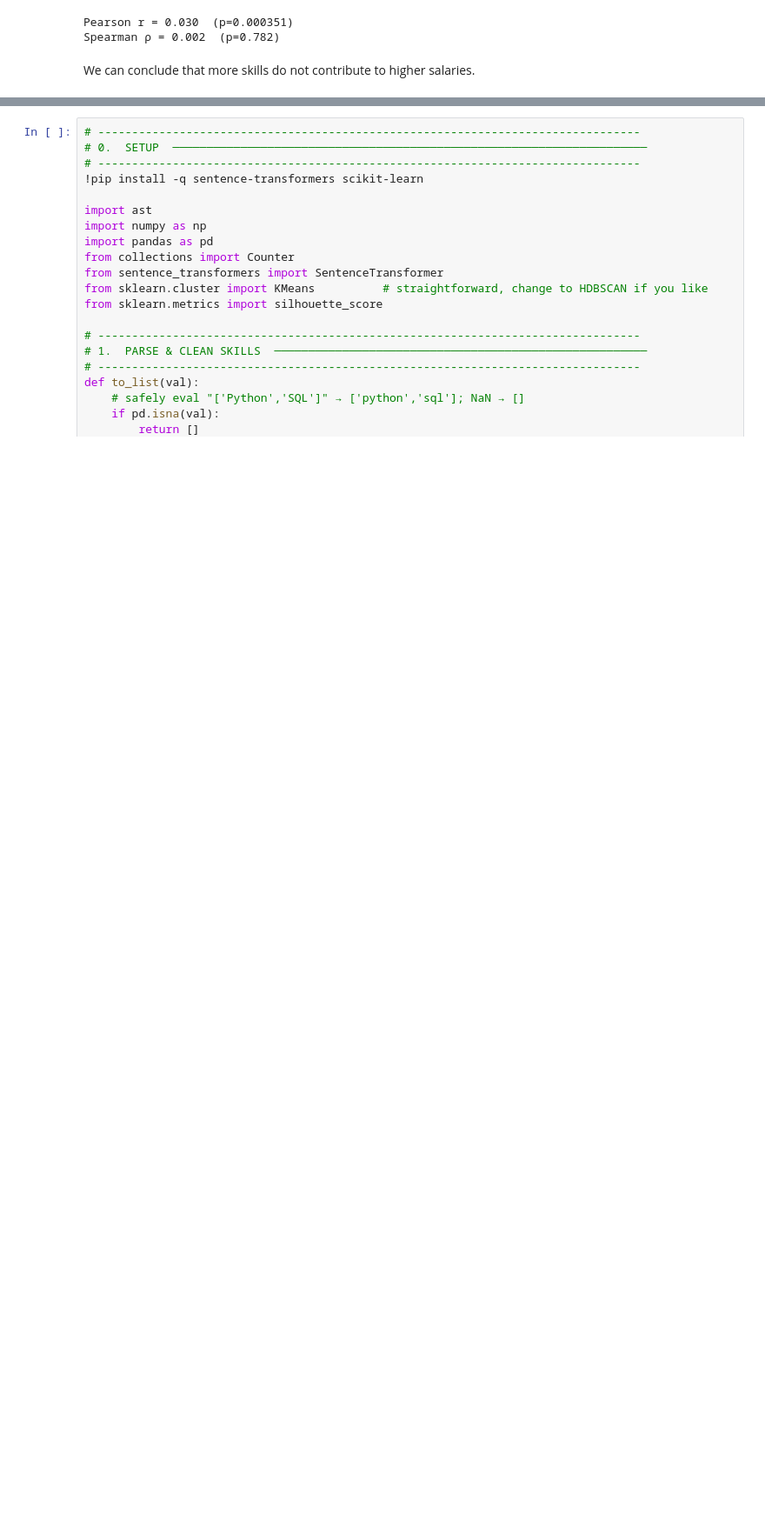
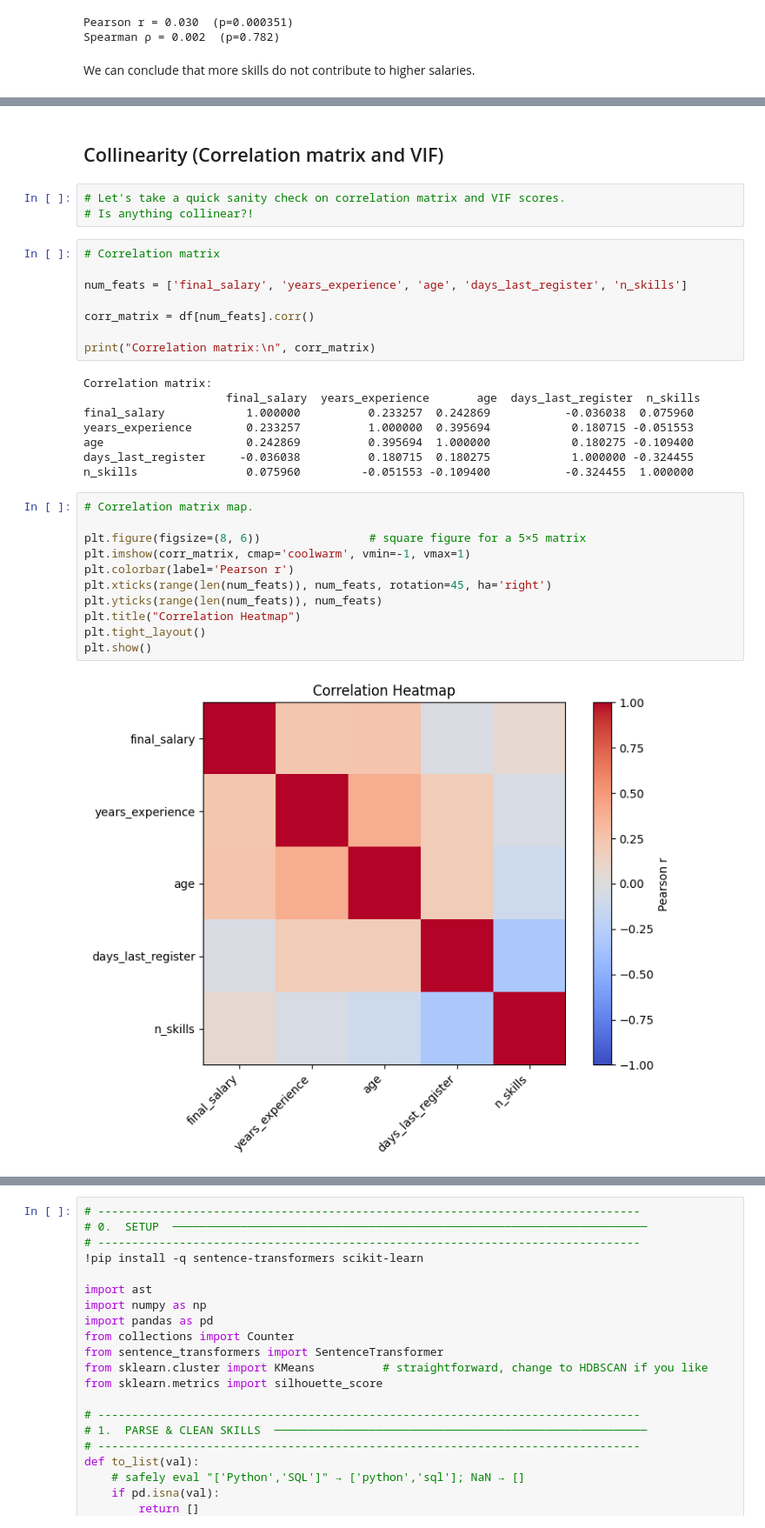
Before and after one commit to adrianmarino19/datafest2025, a Jupyter notebook: main.ipynb, the cells around one changed output, grey strips where cells are left out. Shown at 87% size. Drawn from its saved outputs; the diff is of its cells as text; blank space fills up the shorter version.

```diff
--- a/main.ipynb
+++ b/main.ipynb
@@ -925,0 +861,34 @@ We can conclude that more skills do not contribute to higher salaries.
+# %% [markdown]
+## Collinearity (Correlation matrix and VIF)
+# %%
+# Let's take a quick sanity check on correlation matrix and VIF scores.
+# Is anything collinear?!
+# %%
+# Correlation matrix
+
+num_feats = ['final_salary', 'years_experience', 'age', 'days_last_register', 'n_skills']
+
+corr_matrix = df[num_feats].corr()
+
+print("Correlation matrix:\n", corr_matrix)
+# %% [output]
+Correlation matrix:
+                     final_salary  years_experience       age  days_last_register  n_skills
+final_salary            1.000000          0.233257  0.242869           -0.036038  0.075960
+years_experience        0.233257          1.000000  0.395694            0.180715 -0.051553
+age                     0.242869          0.395694  1.000000            0.180275 -0.109400
+days_last_register     -0.036038          0.180715  0.180275            1.000000 -0.324455
+n_skills                0.075960         -0.051553 -0.109400           -0.324455  1.000000
+# %%
+# Correlation matrix map.
+
+plt.figure(figsize=(8, 6))                # square figure for a 5×5 matrix
+plt.imshow(corr_matrix, cmap='coolwarm', vmin=-1, vmax=1)
+plt.colorbar(label='Pearson r')
+plt.xticks(range(len(num_feats)), num_feats, rotation=45, ha='right')
+plt.yticks(range(len(num_feats)), num_feats)
+plt.title("Correlation Heatmap")
+plt.tight_layout()
+plt.show()
+# %% [output]
+[figure, added]
```
Also changed, not shown: parts of 36 cells of this notebook.
